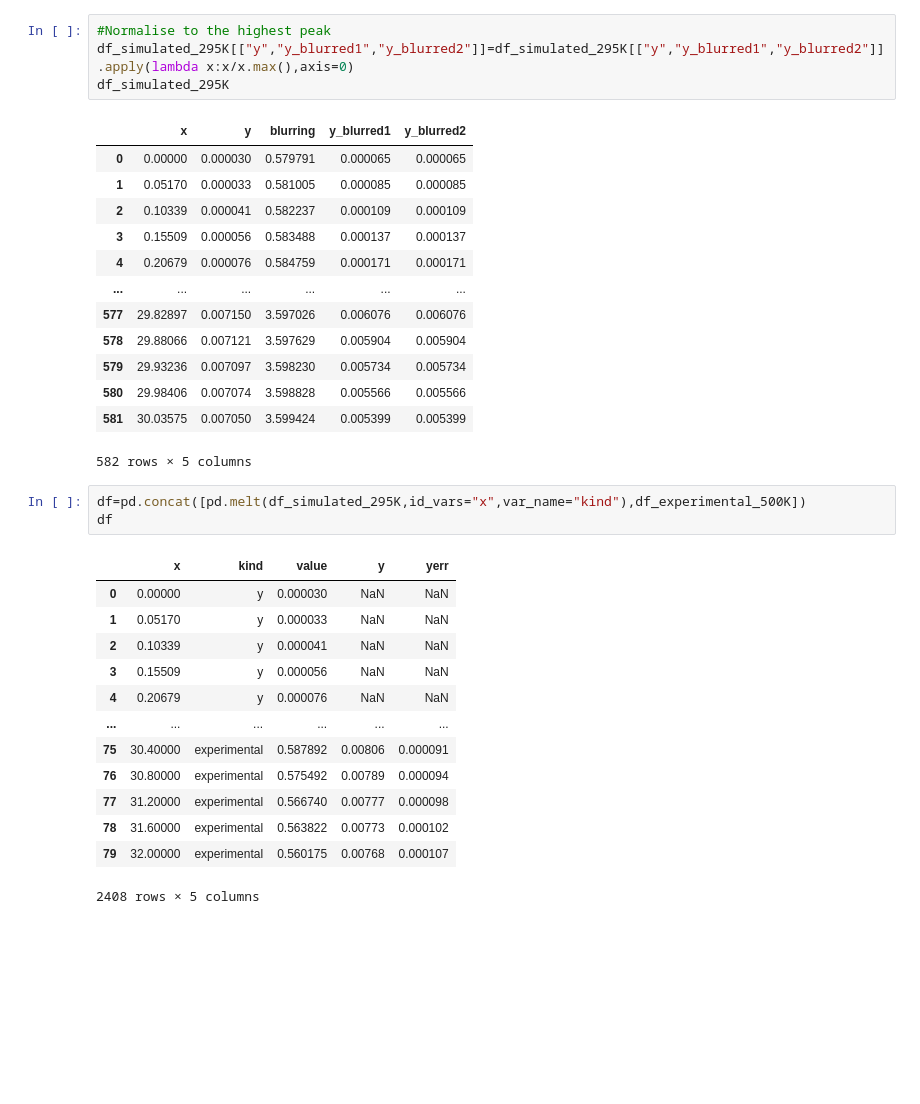
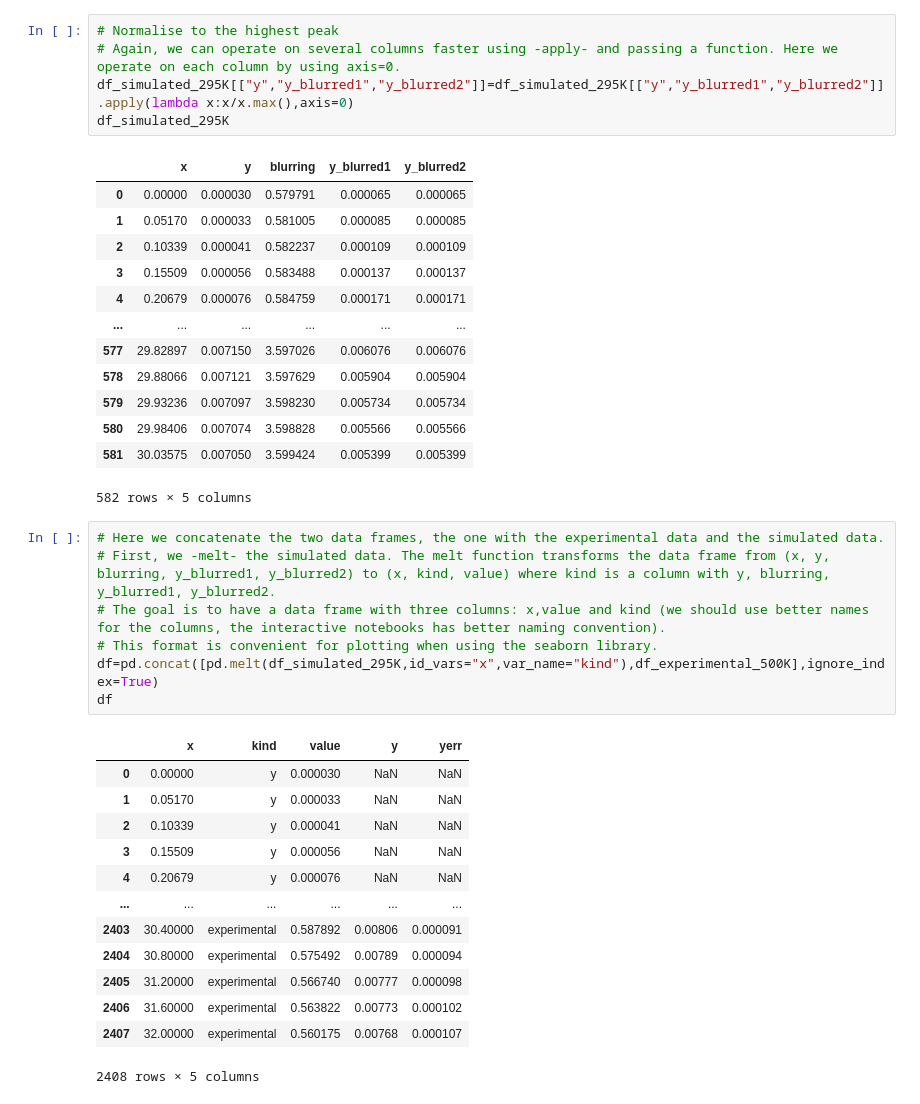
Before and after one commit to pablogalaviz/BDOS, a Jupyter notebook: notebooks/Correct Callaway Eqn.ipynb, the cells around one changed output. Cells and saved outputs as stored; diff of their text form; blank space fills up the shorter version.

```diff
--- a/notebooks/Correct Callaway Eqn.ipynb
+++ b/notebooks/Correct Callaway Eqn.ipynb
@@ -155,5 +177,6 @@ Wall time: 70.4 ms
 # %%
-#Normalise to the highest peak
+# Normalise to the highest peak
+# Again, we can operate on several columns faster using -apply- and passing a function. Here we operate on each column by using axis=0.
 df_simulated_295K[["y","y_blurred1","y_blurred2"]]=df_simulated_295K[["y","y_blurred1","y_blurred2"]].apply(lambda x:x/x.max(),axis=0)
 df_simulated_295K
 # %% [output]
@@ -171,21 +194,25 @@ df_simulated_295K
 | 581 | 30.03575 | 0.007050 | 3.599424 | 0.005399 | 0.005399 |
 582 rows × 5 columns
 # %%
-df=pd.concat([pd.melt(df_simulated_295K,id_vars="x",var_name="kind"),df_experimental_500K])
+# Here we concatenate the two data frames, the one with the experimental data and the simulated data.
+# First, we -melt- the simulated data. The melt function transforms the data frame from (x, y, blurring, y_blurred1, y_blurred2) to (x, kind, value) where kind is a column with y, blurring, y_blurred1, y_blurred2.
+# The goal is to have a data frame with three columns: x,value and kind (we should use better names for the columns, the interactive notebooks has better naming convention).
+# This format is convenient for plotting when using the seaborn library.
+df=pd.concat([pd.melt(df_simulated_295K,id_vars="x",var_name="kind"),df_experimental_500K],ignore_index=True)
 df
 # %% [output]
 |  | x | kind | value | y | yerr |
 | 0 | 0.00000 | y | 0.000030 | NaN | NaN |
 | 1 | 0.05170 | y | 0.000033 | NaN | NaN |
 | 2 | 0.10339 | y | 0.000041 | NaN | NaN |
 | 3 | 0.15509 | y | 0.000056 | NaN | NaN |
 | 4 | 0.20679 | y | 0.000076 | NaN | NaN |
 | ... | ... | ... | ... | ... | ... |
-| 75 | 30.40000 | experimental | 0.587892 | 0.00806 | 0.000091 |
-| 76 | 30.80000 | experimental | 0.575492 | 0.00789 | 0.000094 |
-| 77 | 31.20000 | experimental | 0.566740 | 0.00777 | 0.000098 |
-| 78 | 31.60000 | experimental | 0.563822 | 0.00773 | 0.000102 |
-| 79 | 32.00000 | experimental | 0.560175 | 0.00768 | 0.000107 |
+| 2403 | 30.40000 | experimental | 0.587892 | 0.00806 | 0.000091 |
+| 2404 | 30.80000 | experimental | 0.575492 | 0.00789 | 0.000094 |
+| 2405 | 31.20000 | experimental | 0.566740 | 0.00777 | 0.000098 |
+| 2406 | 31.60000 | experimental | 0.563822 | 0.00773 | 0.000102 |
+| 2407 | 32.00000 | experimental | 0.560175 | 0.00768 | 0.000107 |
 2408 rows × 5 columns
 # %%
 fig, ax = plt.subplots(figsize=(8,5))
```
Also changed, not shown: parts of 12 cells of this notebook, 4 other files.
